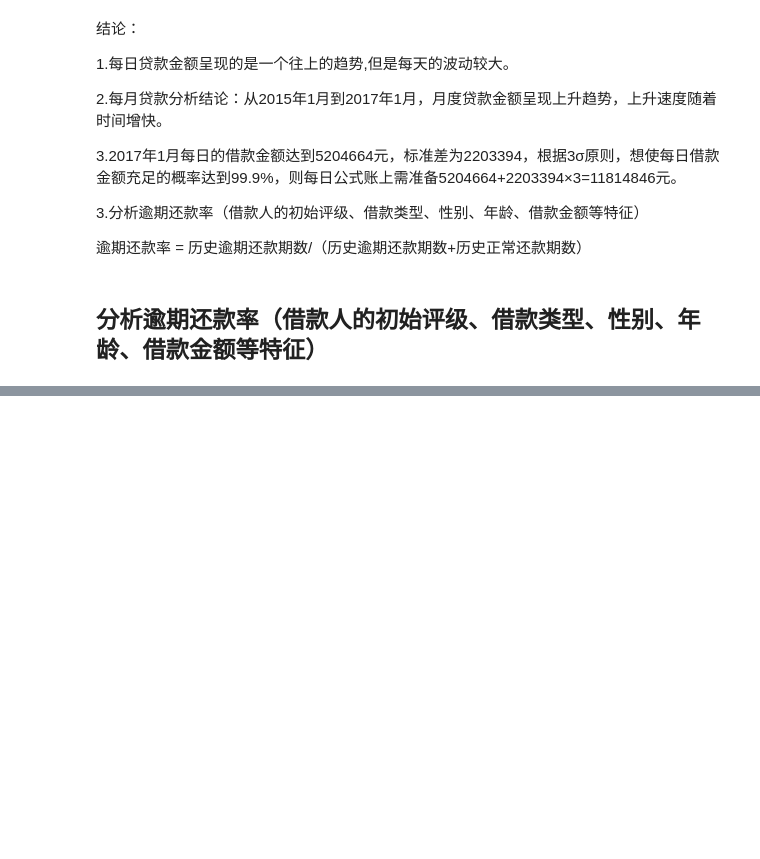
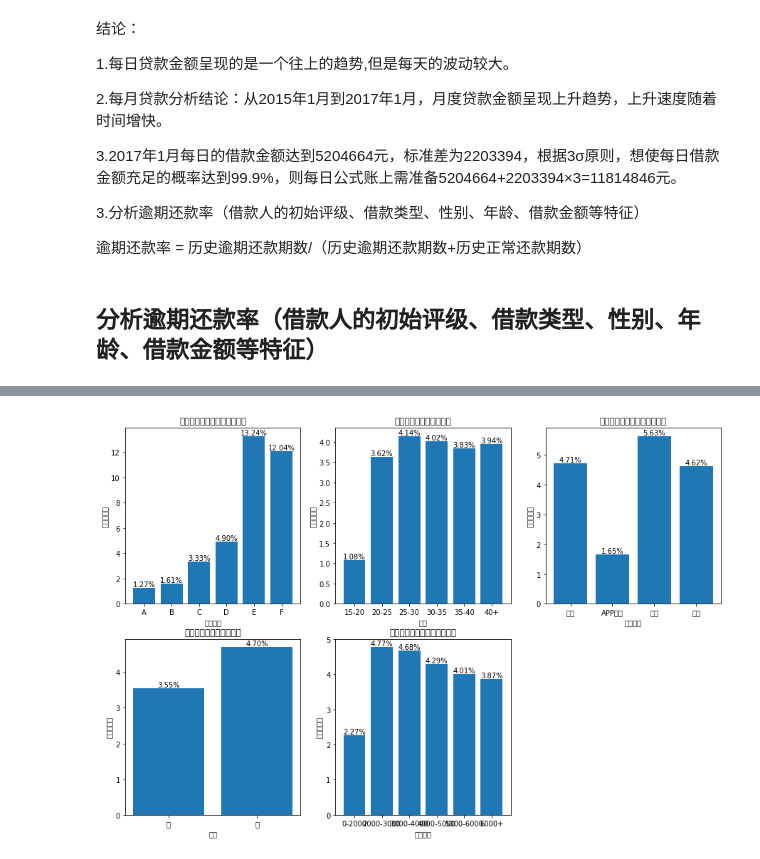
Before and after one commit to ShaoZC/Quantitative_Risk_Management_in_Python, a Jupyter notebook: P2P_loan_data.ipynb, the cells around one changed output, grey strips where cells are left out. Cells and saved outputs as stored; diff of their text form; code cells hidden in the pictures; blank space fills up the shorter version.

```diff
--- a/P2P_loan_data.ipynb
+++ b/P2P_loan_data.ipynb
@@ -326,0 +304,99 @@ KeyError: '逾期还款率'
+# %%
+#性别分析
+male = LC[LC['性别'] == '男']
+female = LC[LC['性别'] == '女']
+sex = (male,female)
+sex_data = (male['借款金额'].sum(), female['借款金额'].sum())
+sex_idx = ('男', '女')
+#新老客户分析
+new = LC[LC['是否首标'] == '是']
+old = LC[LC['是否首标'] == '否']
+newold_data = (new['借款金额'].sum(), old['借款金额'].sum())
+newold_idx = ('新客户', '老客户')
+#学历分析
+ungraduate = LC[LC['学历认证'] == '未成功认证']
+graduate = LC[LC['学历认证'] == '成功认证']
+education_data = (ungraduate['借款金额'].sum(), graduate['借款金额'].sum())
+education_idx = ('大专以下', '大专及以上')
+#年龄分析
+ageA = LC.loc[(LC['年龄'] >= 15) & (LC['年龄'] < 20)]
+ageB = LC.loc[(LC['年龄'] >= 20) & (LC['年龄'] < 25)]
+ageC = LC.loc[(LC['年龄'] >= 25) & (LC['年龄'] < 30)]
+ageD = LC.loc[(LC['年龄'] >= 30) & (LC['年龄'] < 35)]
+ageE = LC.loc[(LC['年龄'] >= 35) & (LC['年龄'] < 40)]
+ageF = LC.loc[LC['年龄'] >= 40]
+age = (ageA, ageB, ageC, ageD, ageE, ageF)
+age_total = 0
+age_percent =[]
+for i in age:
+    tmp = i['借款金额'].sum()
+    age_percent.append(tmp)
+    age_total  += tmp
+age_percent /= age_total
+age_idx = ['15-20', '20-25', '25-30', '30-35', '35-40', '40+']
+
+# 初始评级的数据划分
+level_idx = ('A', 'B', 'C', 'D', 'E', 'F')
+lev = []
+for i in level_idx:
+    temp = LC[LC['初始评级'] == i]
+    lev.append(temp)
+# 借款类型的数据划分
+kind_idx = ('电商', 'APP闪电', '普通', '其他')
+kind = []
+for i in kind_idx:
+    temp = LC[LC['借款类型'] == i]
+    kind.append(temp)
+
+
+# 不同借款金额的数据划分
+amount_idx = ('0-2000', '2000-3000', '3000-4000', '4000-5000', '5000-6000', '6000+')
+amountA = LC.loc[(LC['借款金额'] > 0) & (LC['借款金额'] < 2000)]
+amountB = LC.loc[(LC['借款金额'] >= 2000) & (LC['借款金额'] < 3000)]
+amountC = LC.loc[(LC['借款金额'] >= 3000) & (LC['借款金额'] < 4000)]
+amountD = LC.loc[(LC['借款金额'] >= 4000) & (LC['借款金额'] < 5000)]
+amountE = LC.loc[(LC['借款金额'] >= 5000) & (LC['借款金额'] < 6000)]
+amountF = LC.loc[(LC['借款金额'] >= 6000)]
+amount = (amountA, amountB, amountC, amountD, amountE, amountF)
+
+# LC['Yuqi_huankuan_lv'] = LC['历史逾期还款期数'] / (LC['历史逾期还款期数'] + LC['历史正常还款期数']) * 100
+LC['逾期还款率'] = LC['历史逾期还款期数'] / (LC['历史逾期还款期数'] + LC['历史正常还款期数']) * 100
+
+
+# 逾期还款率的分析图
+def depayplot(i, idx, data, xlabel, title, index):
+    depay = []
+    for a in data:
+        tmp = a[index].mean()
+        depay.append(tmp)
+    matplotlib.pyplot.subplot(2, 3, i)
+    matplotlib.pyplot.bar(idx, depay)
+    for (a, b) in zip(idx, depay):
+        matplotlib.pyplot.text(a, b + 0.001, '%.2f%%' % b, ha='center', va='bottom', fontsize=10)
+    matplotlib.pyplot.xlabel(xlabel)
+    matplotlib.pyplot.ylabel(index)
+    matplotlib.pyplot.title(title)
+
+
+matplotlib.pyplot.figure(figsize=(15, 10))
+# index = 'Yuqi_huankuan_lv'
+index = '逾期还款率'
+
+# 根据初始评级对逾期还款率进行分析
+depayplot(1, level_idx, lev, '初始评级', '不同初始评级客户逾期还款率', index)
+
+# 根据年龄对逾期还款率进行分析
+depayplot(2, age_idx, age, '年龄', '不同年龄客户逾期还款率', index)
+
+# 根据借款类型对逾期还款率进行分析
+depayplot(3, kind_idx, kind, '借款类型', '不同借款类型客户逾期还款率', index)
+
+# 根据性别对逾期还款率进行分析
+depayplot(4, sex_idx, sex, '性别', '不同性别客户逾期还款率', index)
+
+# 根据借款金额对逾期还款率进行分析
+depayplot(5, amount_idx, amount, '借款金额', '不同借款金额客户逾期还款率', index)
+
+matplotlib.pyplot.show()
+# %% [output]
+[figure, added]
```
Also changed, not shown: parts of 33 cells of this notebook, 1 other file.
